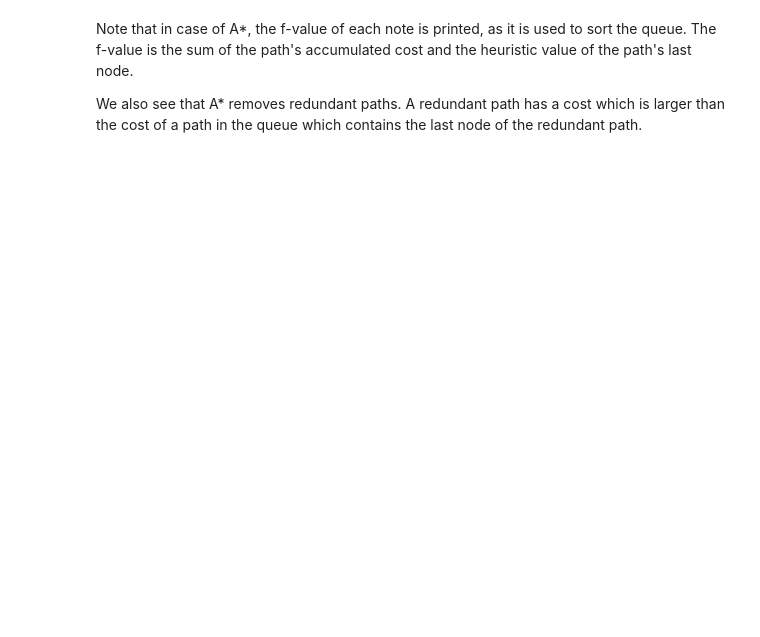
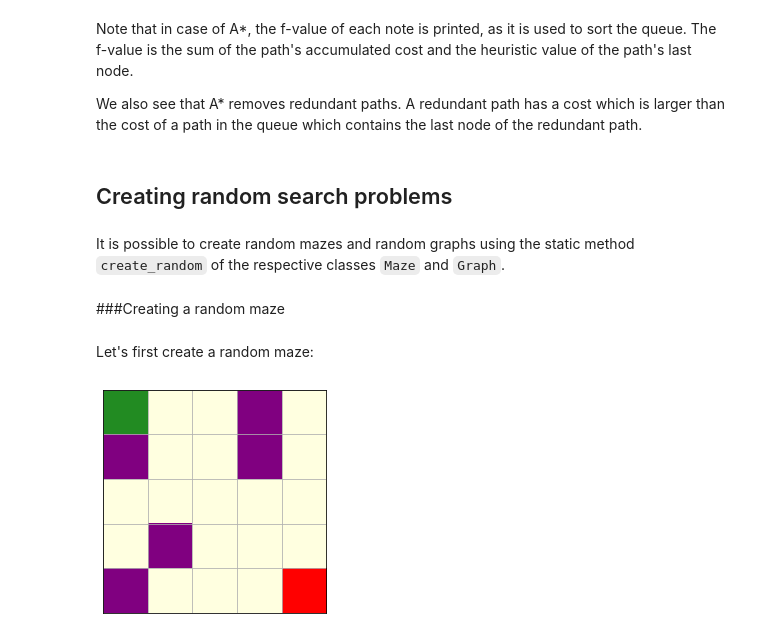
Before and after one commit to alouwyck/SearchExerciser, a Jupyter notebook: 0_search_exerciser_quick_start.ipynb, the cells around one changed output. Drawn from its saved outputs; the diff is of its cells as text; code cells hidden in the pictures; blank space fills up the shorter version.

Commit message:
updating 'quick start' notebook: random mazes and graphs

```diff
--- a/0_search_exerciser_quick_start.ipynb
+++ b/0_search_exerciser_quick_start.ipynb
@@ -272,3 +272,16 @@ SABEFG
 Note that in case of A*, the f-value of each note is printed, as it is used to sort the queue. The f-value is the sum of the path's accumulated cost and the heuristic value of the path's last node.
 
 We also see that A* removes redundant paths. A redundant path has a cost which is larger than the cost of a path in the queue which contains the last node of the redundant path.
+# %% [markdown]
+## Creating random search problems
+# %% [markdown]
+It is possible to create random mazes and random graphs using the static method `create_random` of the respective classes `Maze` and `Graph`.
+# %% [markdown]
+###Creating a random maze
+# %% [markdown]
+Let's first create a random maze:
+# %%
+random_maze = Maze.create_random(size=5, num_of_walls=5, seed=2022)
+random_maze.plot()
+# %% [output]
+[figure, added]
```
Also changed, not shown: parts of 14 cells of this notebook.
